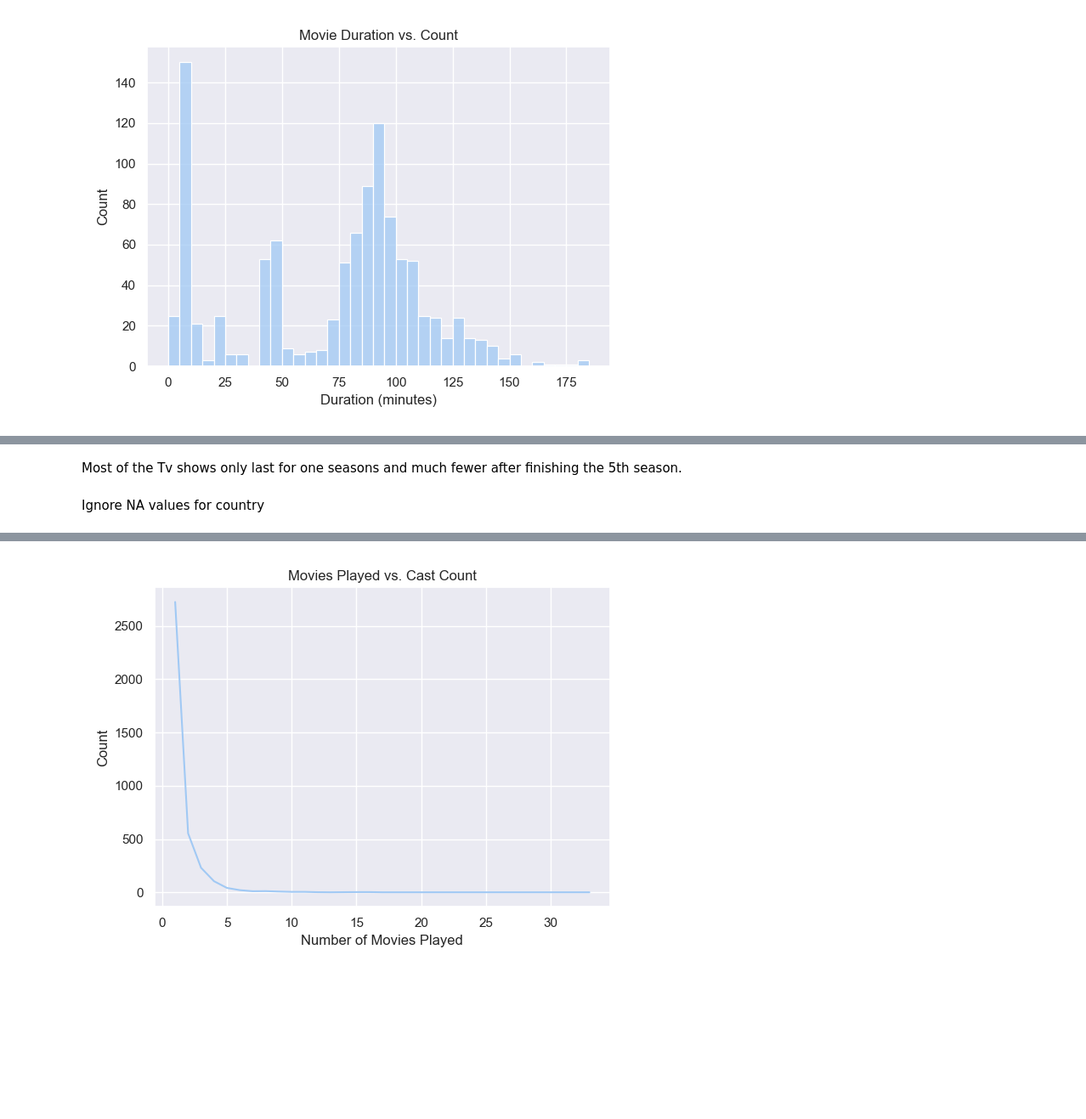
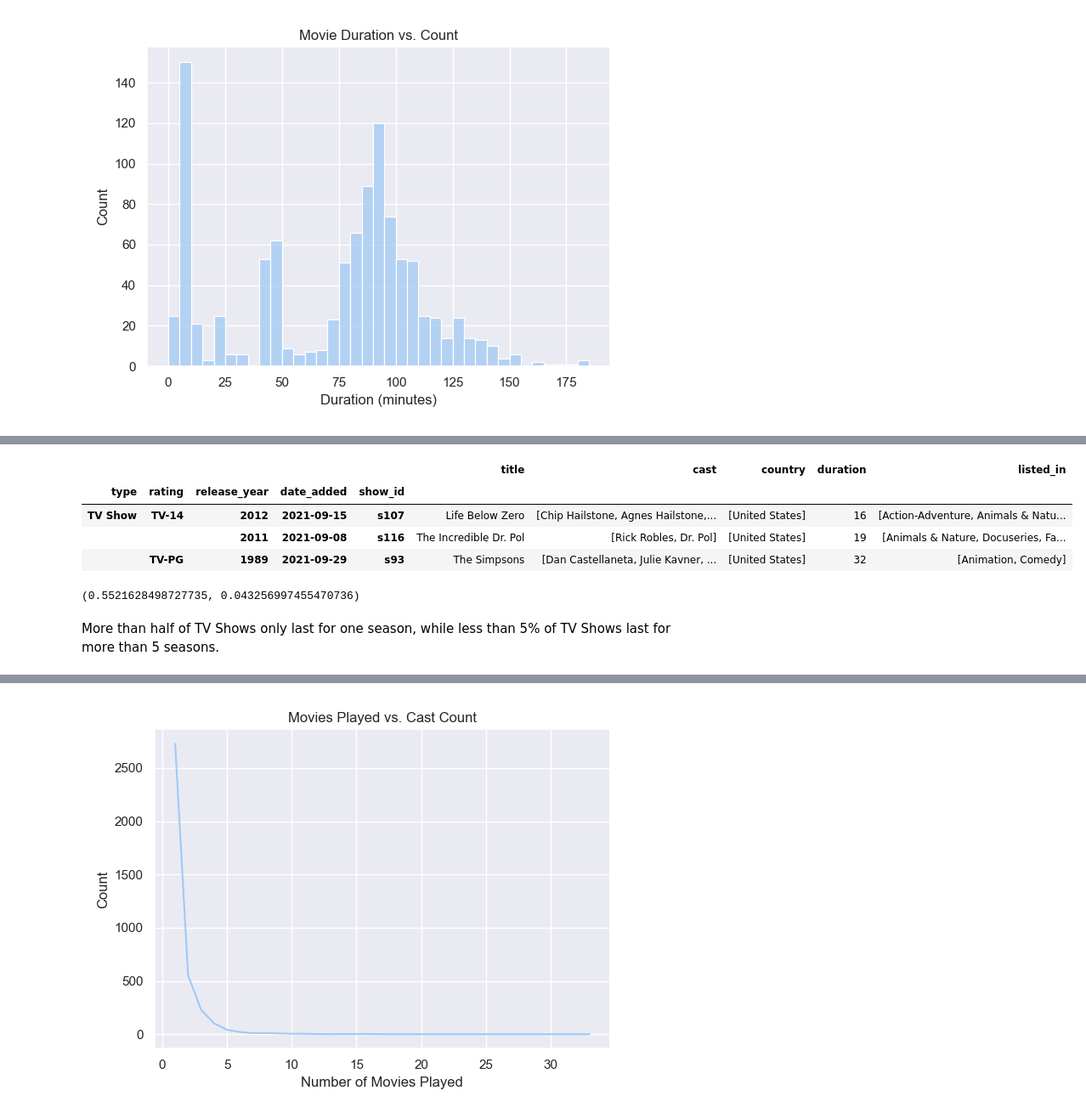
Before and after one commit to dvnatanael/data5006-data-analysis, a Jupyter notebook: Tiny_Data_Analysis_Disney+.ipynb, the cells around one changed output, grey strips where cells are left out. Shown at 85% size. Cells and saved outputs as stored; diff of their text form; code cells hidden in the pictures; blank space fills up the shorter version.

```diff
--- a/Tiny_Data_Analysis_Disney+.ipynb
+++ b/Tiny_Data_Analysis_Disney+.ipynb
@@ -355,4 +406,17 @@ _ = fig.tight_layout()
-# %% [markdown]
-Most of the Tv shows only last for one seasons and much fewer after finishing the 5th season.
-# %% [markdown]
-Ignore NA values for country
+# %%
+data[data["duration"] >= 12].sort_values("duration")
+# %% [output]
+|  |  |  |  |  | title | cast | country | duration | listed_in |
+| type | rating | release_year | date_added | show_id |  |  |  |  |  |
+| TV Show | TV-14 | 2012 | 2021-09-15 | s107 | Life Below Zero | [Chip Hailstone, Agnes Hailstone,... | [United States] | 16 | [Action-Adventure, Animals & Natu... |
+|  |  | 2011 | 2021-09-08 | s116 | The Incredible Dr. Pol | [Rick Robles, Dr. Pol] | [United States] | 19 | [Animals & Nature, Docuseries, Fa... |
+|  | TV-PG | 1989 | 2021-09-29 | s93 | The Simpsons | [Dan Castellaneta, Julie Kavner, ... | [United States] | 32 | [Animation, Comedy] |
+# %%
+(
+    len(data[data["duration"] == 1]) / len(data),
+    len(data[data["duration"] > 5]) / len(data),
+)  # type: ignore
+# %% [output]
+(0.5521628498727735, 0.043256997455470736)
+# %% [markdown]
+More than half of TV Shows only last for one season, while less than 5% of TV Shows last for more than 5 seasons.
```
Also changed, not shown: parts of 46 cells of this notebook, 1 other file.
